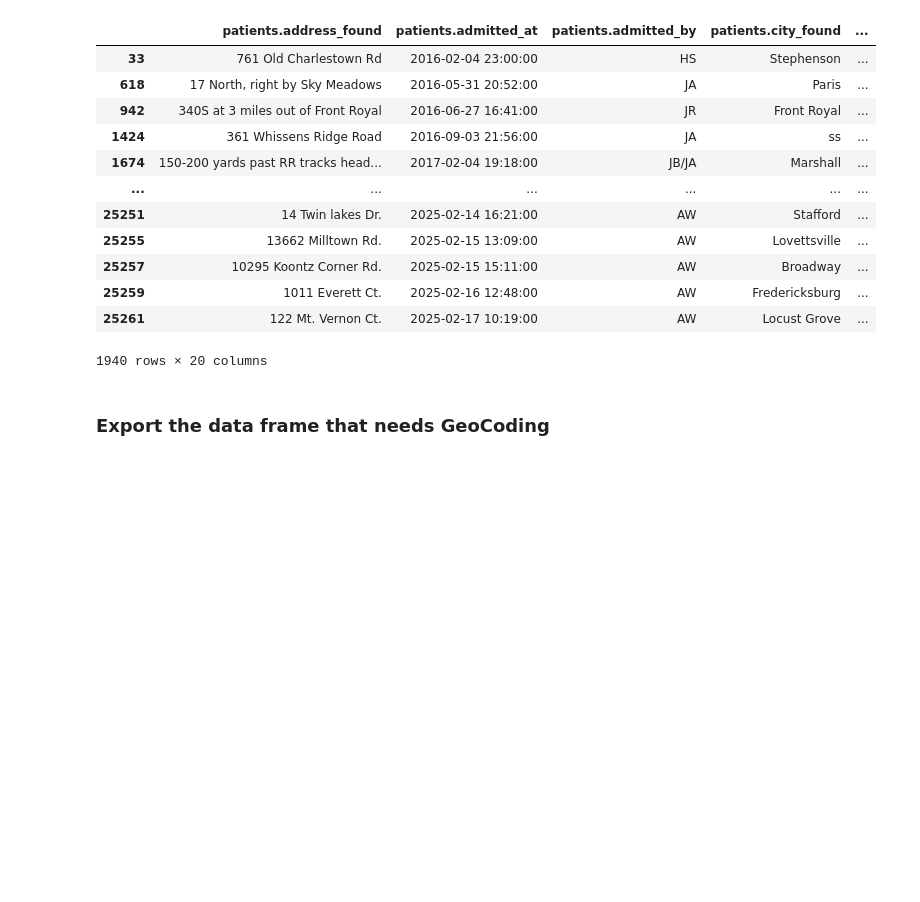
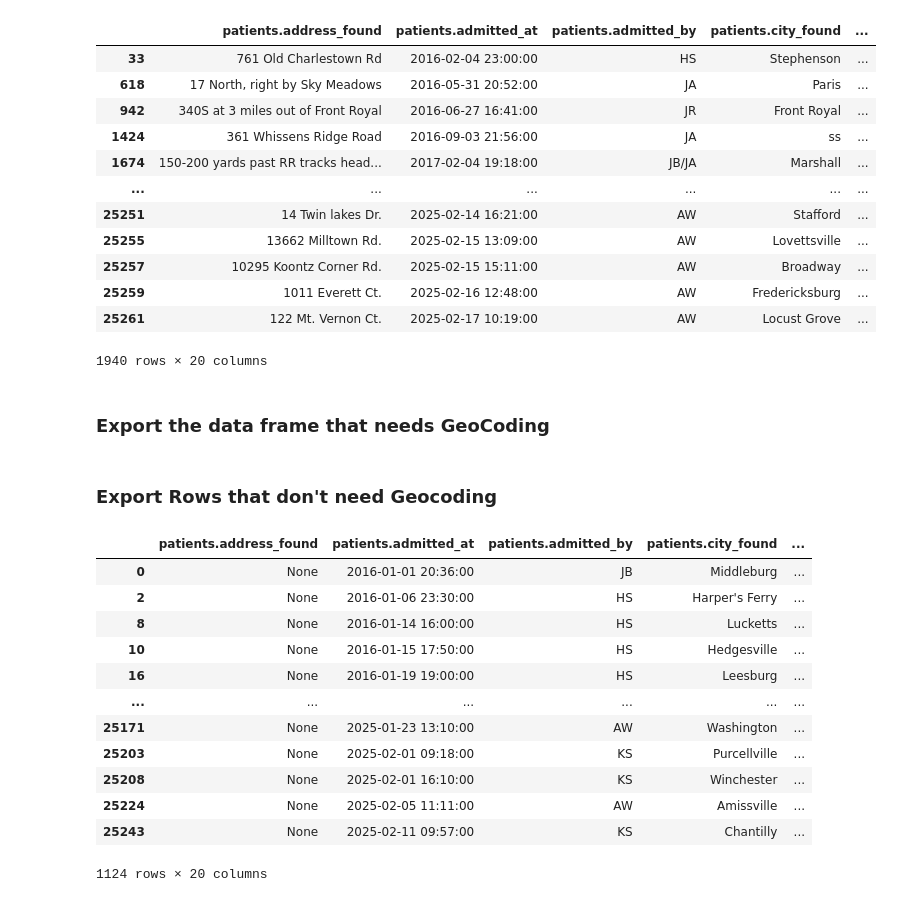
Before and after one commit to code-for-charlottesville/wildlife_collisions, a Jupyter notebook: pipeline_cleaning/WRMD Data/WRMD_data_pipeline.ipynb, the cells around one changed output. Saved outputs shown, nothing was run; the diff lists cells and outputs as text; code cells hidden in the pictures; blank space fills up the shorter version.

Commit message:
Pull out dataframe for geocoding not required for wrmd data

```diff
--- a/pipeline_cleaning/WRMD Data/WRMD_data_pipeline.ipynb
+++ b/pipeline_cleaning/WRMD Data/WRMD_data_pipeline.ipynb
@@ -379,3 +370,24 @@ df = populate_missing_coordinates(df)
 
 # Output the updated DataFrame
 df
+# %% [markdown]
+### Export Rows that don't need Geocoding
+# %%
+# Get the rows that have both latitude and longitude
+df_geocoding_not_req = df_vehicle_collisions[df_vehicle_collisions['patients.lat_found'].notnull() & df_vehicle_collisions['patients.lng_found'].notnull()]
+# %%
+df_geocoding_not_req
+# %% [output]
+|  | patients.address_found | patients.admitted_at | patients.admitted_by | patients.city_found | ... |
+| 0 | None | 2016-01-01 20:36:00 | JB | Middleburg | ... |
+| 2 | None | 2016-01-06 23:30:00 | HS | Harper's Ferry | ... |
+| 8 | None | 2016-01-14 16:00:00 | HS | Lucketts | ... |
+| 10 | None | 2016-01-15 17:50:00 | HS | Hedgesville | ... |
+| 16 | None | 2016-01-19 19:00:00 | HS | Leesburg | ... |
+| ... | ... | ... | ... | ... | ... |
+| 25171 | None | 2025-01-23 13:10:00 | AW | Washington | ... |
+| 25203 | None | 2025-02-01 09:18:00 | KS | Purcellville | ... |
+| 25208 | None | 2025-02-01 16:10:00 | KS | Winchester | ... |
+| 25224 | None | 2025-02-05 11:11:00 | AW | Amissville | ... |
+| 25243 | None | 2025-02-11 09:57:00 | KS | Chantilly | ... |
+1124 rows × 20 columns
```
Also changed, not shown: parts of 3 cells of this notebook.
